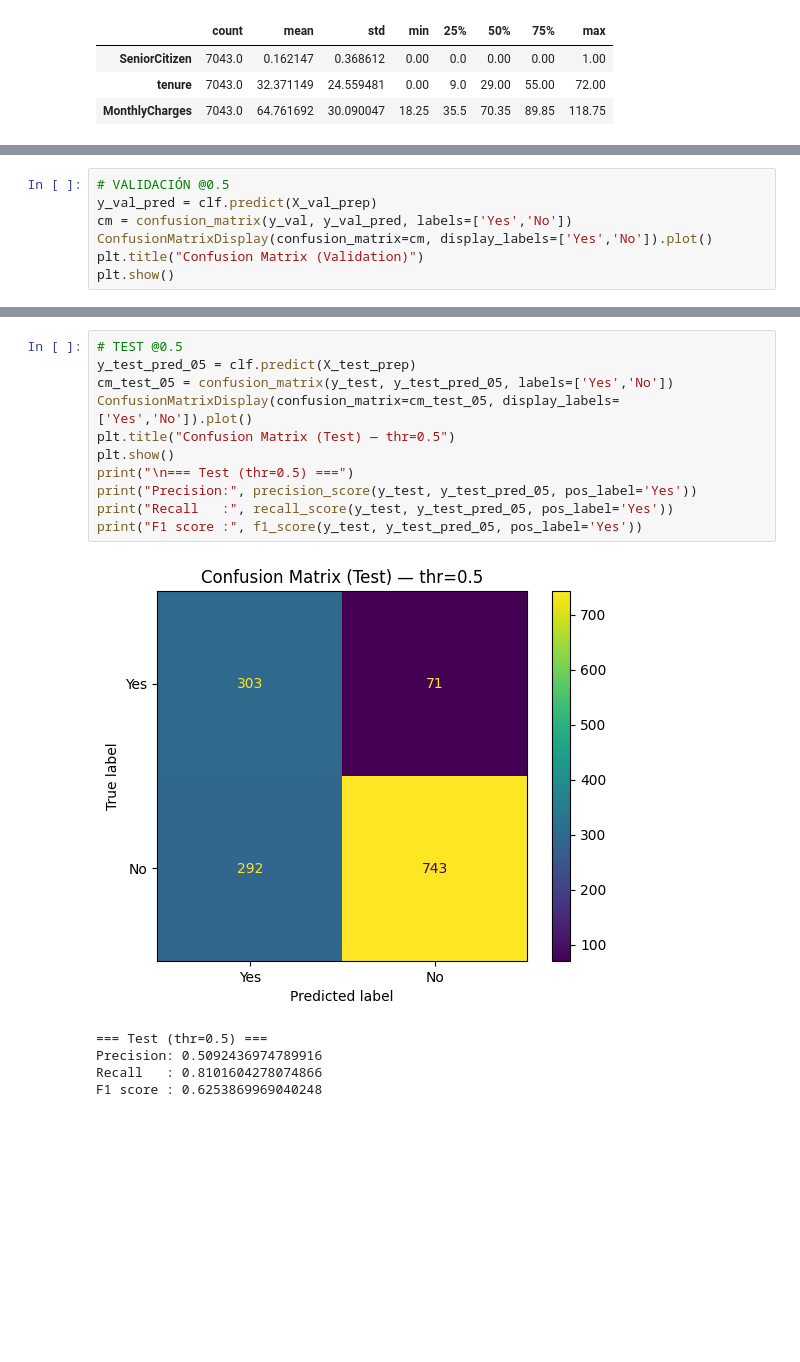
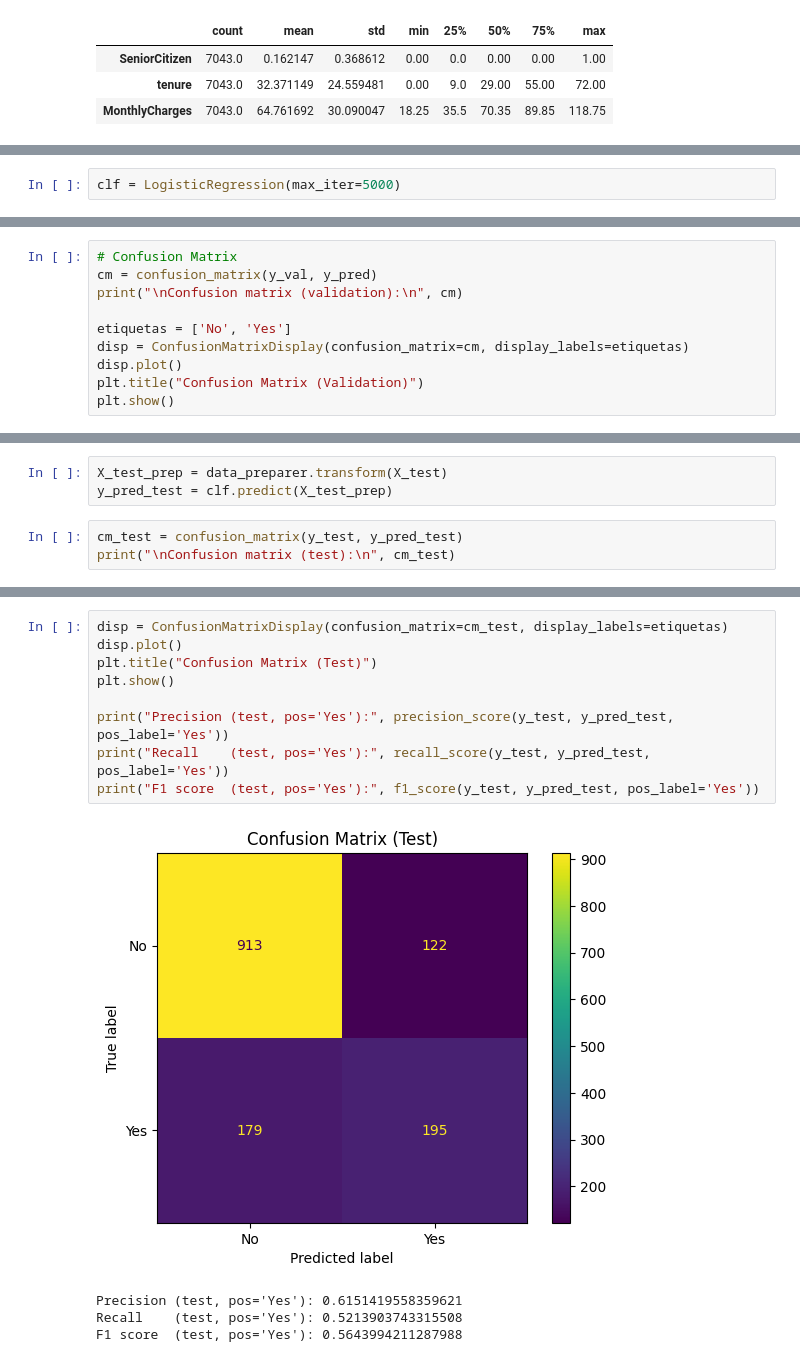
Before and after one commit to carloscastro4172/Machine-Learning, a Jupyter notebook: Mid_Machine/pipeline/pipeline_telco_churn.ipynb, the cells around one changed output, grey strips where cells are left out. Saved outputs shown, nothing was run; the diff lists cells and outputs as text; blank space fills up the shorter version.

```diff
--- a/Mid_Machine/pipeline/pipeline_telco_churn.ipynb
+++ b/Mid_Machine/pipeline/pipeline_telco_churn.ipynb
@@ -251,0 +299,2 @@ LogisticRegression(C=2.0, class_weight='balanced', max_iter=5000, solver='saga')
+# %%
+clf = LogisticRegression(max_iter=5000)
@@ -252,8 +308,11 @@ LogisticRegression(C=2.0, class_weight='balanced', max_iter=5000, solver='saga')
 # %%
-# VALIDACIÓN @0.5
-y_val_pred = clf.predict(X_val_prep)
-cm = confusion_matrix(y_val, y_val_pred, labels=['Yes','No'])
-ConfusionMatrixDisplay(confusion_matrix=cm, display_labels=['Yes','No']).plot()
+# Confusion Matrix
+cm = confusion_matrix(y_val, y_pred)
+print("\nConfusion matrix (validation):\n", cm)
+
+etiquetas = ['No', 'Yes']
+disp = ConfusionMatrixDisplay(confusion_matrix=cm, display_labels=etiquetas)
+disp.plot()
 plt.title("Confusion Matrix (Validation)")
 plt.show()
 # %% [output]
@@ -310,0 +353,6 @@ print(f"[VAL] Recall target={target_recall:.2f} -> thr={thr_by_rec:.3f}, F1={f1_
+# %%
+X_test_prep = data_preparer.transform(X_test)
+y_pred_test = clf.predict(X_test_prep)
+# %%
+cm_test = confusion_matrix(y_test, y_pred_test)
+print("\nConfusion matrix (test):\n", cm_test)
@@ -311,17 +363,14 @@ print(f"[VAL] Recall target={target_recall:.2f} -> thr={thr_by_rec:.3f}, F1={f1_
 # %%
-# TEST @0.5
-y_test_pred_05 = clf.predict(X_test_prep)
-cm_test_05 = confusion_matrix(y_test, y_test_pred_05, labels=['Yes','No'])
-ConfusionMatrixDisplay(confusion_matrix=cm_test_05, display_labels=['Yes','No']).plot()
-plt.title("Confusion Matrix (Test) — thr=0.5")
+disp = ConfusionMatrixDisplay(confusion_matrix=cm_test, display_labels=etiquetas)
+disp.plot()
+plt.title("Confusion Matrix (Test)")
 plt.show()
-print("\n=== Test (thr=0.5) ===")
-print("Precision:", precision_score(y_test, y_test_pred_05, pos_label='Yes'))
-print("Recall   :", recall_score(y_test, y_test_pred_05, pos_label='Yes'))
-print("F1 score :", f1_score(y_test, y_test_pred_05, pos_label='Yes'))
+
+print("Precision (test, pos='Yes'):", precision_score(y_test, y_pred_test, pos_label='Yes'))
+print("Recall    (test, pos='Yes'):", recall_score(y_test, y_pred_test, pos_label='Yes'))
+print("F1 score  (test, pos='Yes'):", f1_score(y_test, y_pred_test, pos_label='Yes'))
 # %% [output]
-[figure, old version]
+[figure, new version]
-=== Test (thr=0.5) ===
-Precision: 0.5092436974789916
-Recall   : 0.8101604278074866
-F1 score : 0.6253869969040248
+Precision (test, pos='Yes'): 0.6151419558359621
+Recall    (test, pos='Yes'): 0.5213903743315508
+F1 score  (test, pos='Yes'): 0.5643994211287988
```
Also changed, not shown: parts of 33 cells of this notebook.
